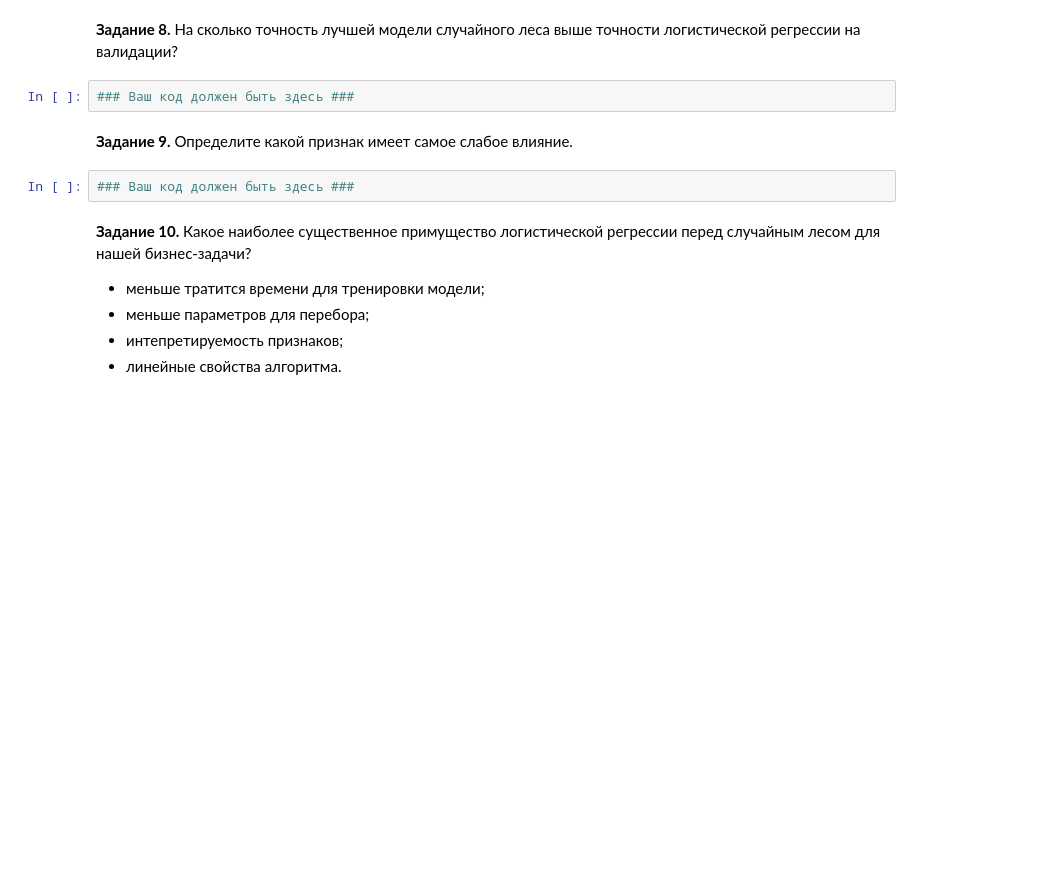
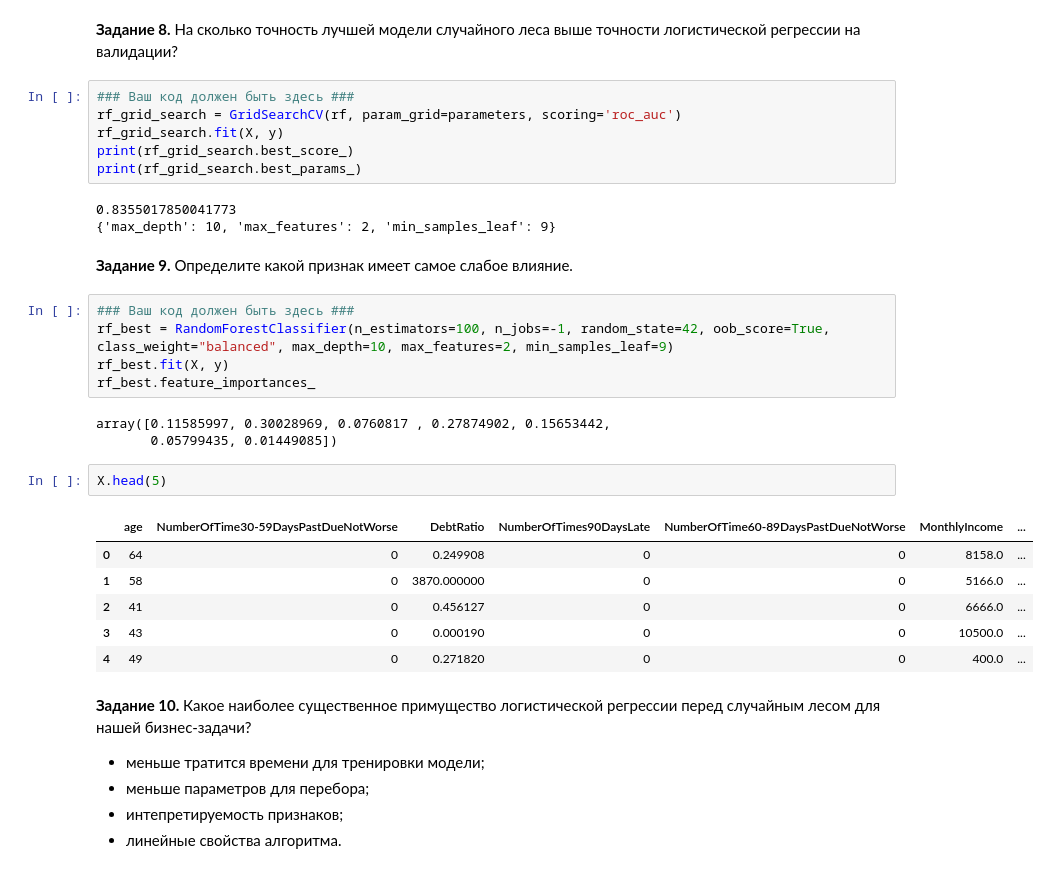
Before and after one commit to Nikc-mk/ODSml, a Jupyter notebook: ДЗ 5.ipynb, the cells around one changed output. Drawn from its saved outputs; the diff is of its cells as text; blank space fills up the shorter version.

```diff
--- a/ДЗ 5.ipynb
+++ b/ДЗ 5.ipynb
@@ -244,12 +294,34 @@ parameters = {
 ## Делаем опять же стрэтифайд k-fold валидацию. Инициализация которой должна у вас продолжать храниться в skf
 # %% [markdown]
 **Задание 8.** На сколько точность лучшей модели случайного леса выше точности логистической регрессии на валидации?
-# %%
-### Ваш код должен быть здесь ###
+# %%
+### Ваш код должен быть здесь ###
+rf_grid_search = GridSearchCV(rf, param_grid=parameters, scoring='roc_auc')
+rf_grid_search.fit(X, y)
+print(rf_grid_search.best_score_)
+print(rf_grid_search.best_params_)
+# %% [output]
+0.8355017850041773
+{'max_depth': 10, 'max_features': 2, 'min_samples_leaf': 9}
 # %% [markdown]
 **Задание 9.** Определите какой признак имеет самое слабое влияние.
-# %%
-### Ваш код должен быть здесь ###
+# %%
+### Ваш код должен быть здесь ###
+rf_best = RandomForestClassifier(n_estimators=100, n_jobs=-1, random_state=42, oob_score=True, class_weight="balanced", max_depth=10, max_features=2, min_samples_leaf=9)
+rf_best.fit(X, y)
+rf_best.feature_importances_
+# %% [output]
+array([0.11585997, 0.30028969, 0.0760817 , 0.27874902, 0.15653442,
+       0.05799435, 0.01449085])
+# %%
+X.head(5)
+# %% [output]
+|  | age | NumberOfTime30-59DaysPastDueNotWorse | DebtRatio | NumberOfTimes90DaysLate | NumberOfTime60-89DaysPastDueNotWorse | MonthlyIncome | ... |
+| 0 | 64 | 0 | 0.249908 | 0 | 0 | 8158.0 | ... |
+| 1 | 58 | 0 | 3870.000000 | 0 | 0 | 5166.0 | ... |
+| 2 | 41 | 0 | 0.456127 | 0 | 0 | 6666.0 | ... |
+| 3 | 43 | 0 | 0.000190 | 0 | 0 | 10500.0 | ... |
+| 4 | 49 | 0 | 0.271820 | 0 | 0 | 400.0 | ... |
 # %% [markdown]
 **Задание 10.** Какое наиболее существенное примущество логистической регрессии перед случайным лесом для нашей бизнес-задачи?
 
```
Also changed, not shown: parts of 9 cells of this notebook.
